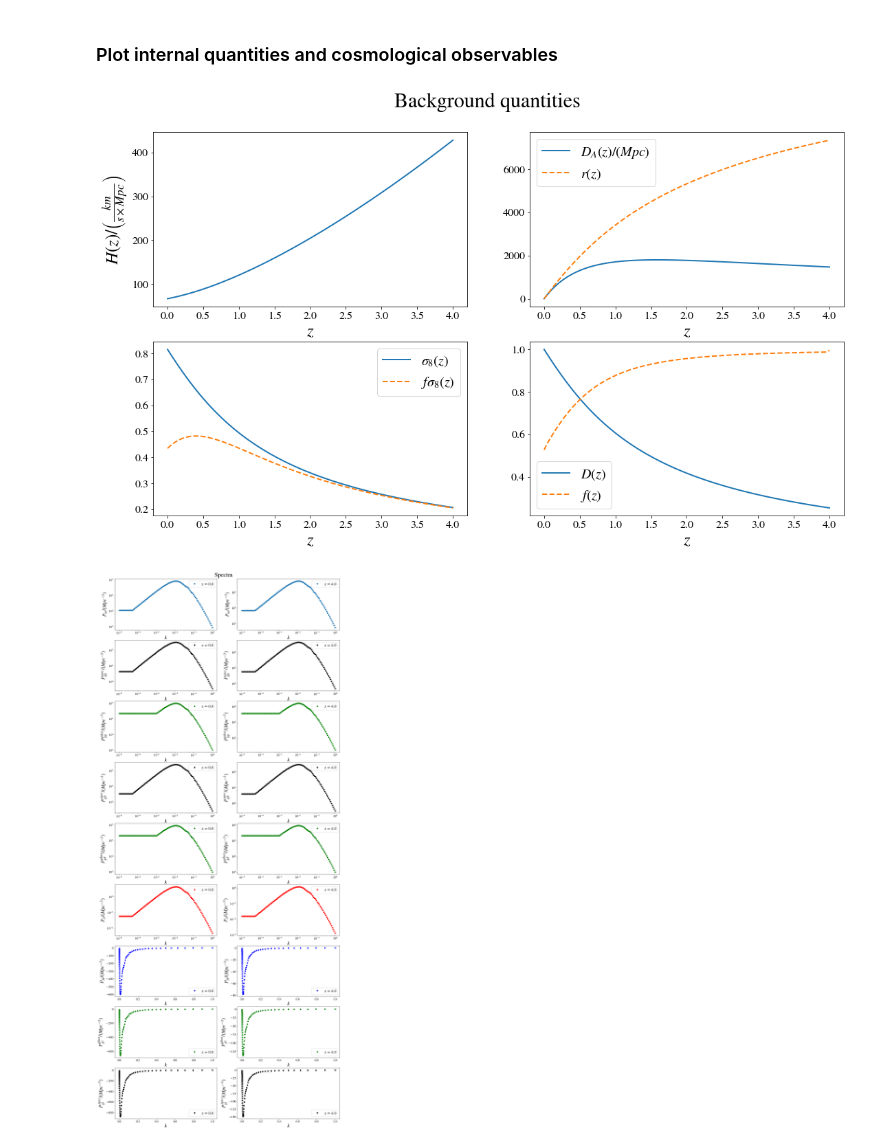
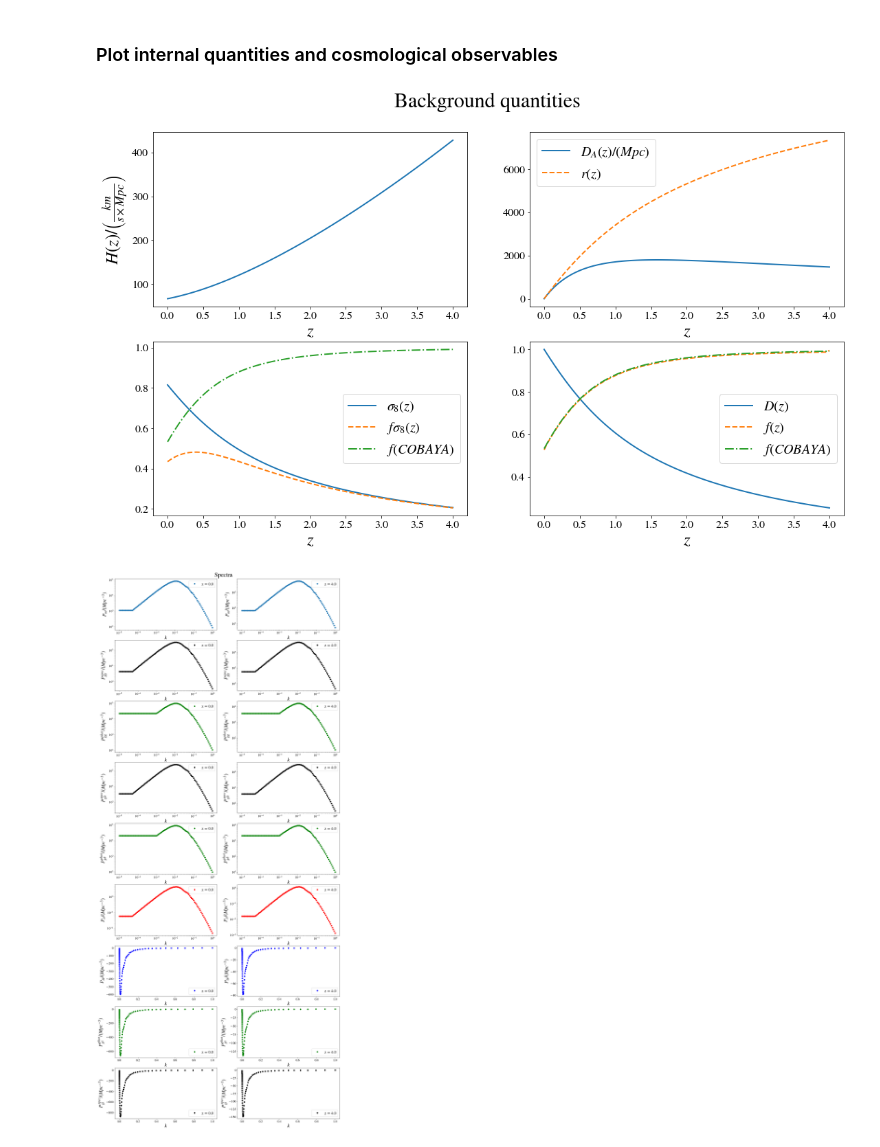
Before and after one commit to testarnyttnamn/testnamemaster, a Jupyter notebook: DEMO.ipynb, the cells around one changed output. Saved outputs shown, nothing was run; the diff lists cells and outputs as text; code cells hidden in the pictures.

Commit message:
updated with plots from A.

```diff
--- a/DEMO.ipynb
+++ b/DEMO.ipynb
@@ -229,31 +230,37 @@ Keys of the input params within cosmo_dic:
 # %%
 # Let's plot the background quantities of cosmo_dic
 fig, axs = plt.subplots(2, 2, figsize=(18,10))
 fig.suptitle('Background quantities')
 axs[0, 0].plot(like.cosmo.cosmo_dic['z_win'], like.cosmo.cosmo_dic['H_z_func'](like.cosmo.cosmo_dic['z_win']))
 axs[0, 0].set_xlabel(r'$z$')
 axs[0, 0].set_ylabel(r'$H(z) / \left( \frac{km}{s\times Mpc}\right)$')
 axs[0, 1].plot(like.cosmo.cosmo_dic['z_win'], like.cosmo.cosmo_dic['d_z_func'](like.cosmo.cosmo_dic['z_win']),
               label = r'$D_A(z) / (Mpc)$')
 axs[0, 1].plot(like.cosmo.cosmo_dic['z_win'], like.cosmo.cosmo_dic['r_z_func'](like.cosmo.cosmo_dic['z_win']), '--',
               label = r'$r(z)$')
 axs[0, 1].set_xlabel(r'$z$')
 axs[0, 1].legend()
 axs[1, 0].plot(like.cosmo.cosmo_dic['z_win'], like.cosmo.cosmo_dic['sigma8_z_func'](like.cosmo.cosmo_dic['z_win']),
               label = r'$\sigma_8(z)$')
 axs[1, 0].plot(like.cosmo.cosmo_dic['z_win'], like.cosmo.cosmo_dic['fsigma8_z_func'](like.cosmo.cosmo_dic['z_win']),
               '--', label = r'$f\sigma_8(z)$')
+axs[1, 0].plot(like.cosmo.cosmo_dic['z_win'],
+               like.cosmo.cosmo_dic['fsigma8_z_func'](like.cosmo.cosmo_dic['z_win'])/like.cosmo.cosmo_dic['sigma8_z_func'](like.cosmo.cosmo_dic['z_win']),
+              '-.', label = r'$f (COBAYA)$')
 axs[1, 0].set_xlabel(r'$z$')
 axs[1, 0].legend()
 axs[1, 1].plot(like.cosmo.cosmo_dic['z_win'], like.cosmo.cosmo_dic['D_z_k'],
               label = r'$D(z)$')
 axs[1, 1].plot(like.cosmo.cosmo_dic['z_win'], like.cosmo.cosmo_dic['f_z_k'](like.cosmo.cosmo_dic['z_win']), '--',
                label = r'$f(z)$')
+axs[1, 1].plot(like.cosmo.cosmo_dic['z_win'],
+               like.cosmo.cosmo_dic['fsigma8_z_func'](like.cosmo.cosmo_dic['z_win'])/like.cosmo.cosmo_dic['sigma8_z_func'](like.cosmo.cosmo_dic['z_win']),
+              '-.', label = r'$f (COBAYA)$')
 axs[1, 1].set_xlabel(r'$z$');
 axs[1, 1].legend()
 plt.subplots_adjust(top=0.90)
 # %% [output]
-[figure, old version]
+[figure, new version]
 # %%
 # Let's plot the matter power spectrum and other spectra quantities
 # 'Pgg_spec', 'Pgg_phot', 'Pgdelta_phot', 'Pgdelta_spec', 'Pii', 'Pdeltai', 'Pgi_phot', 'Pgi_spec',
```
Also changed, not shown: parts of 18 cells of this notebook.
